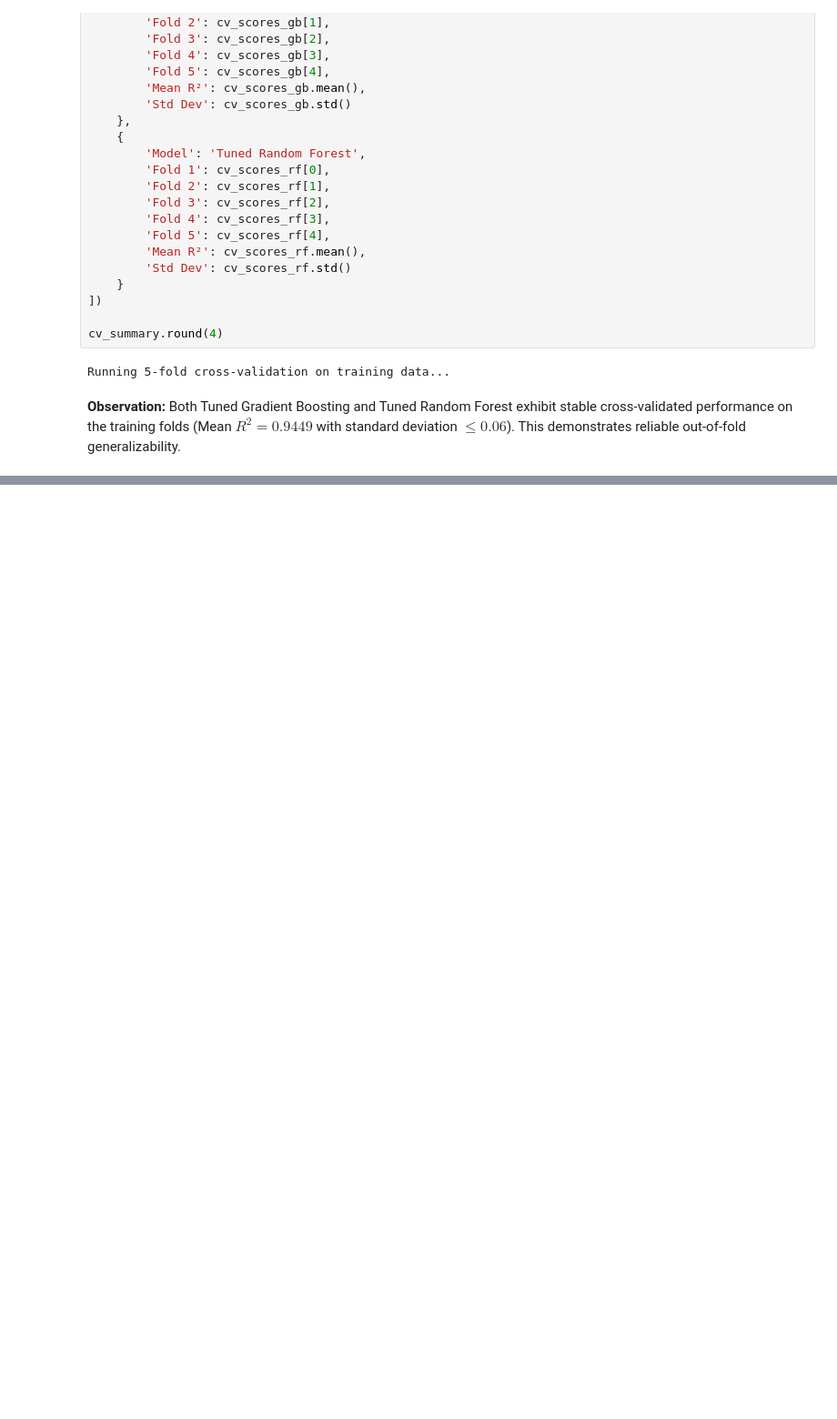
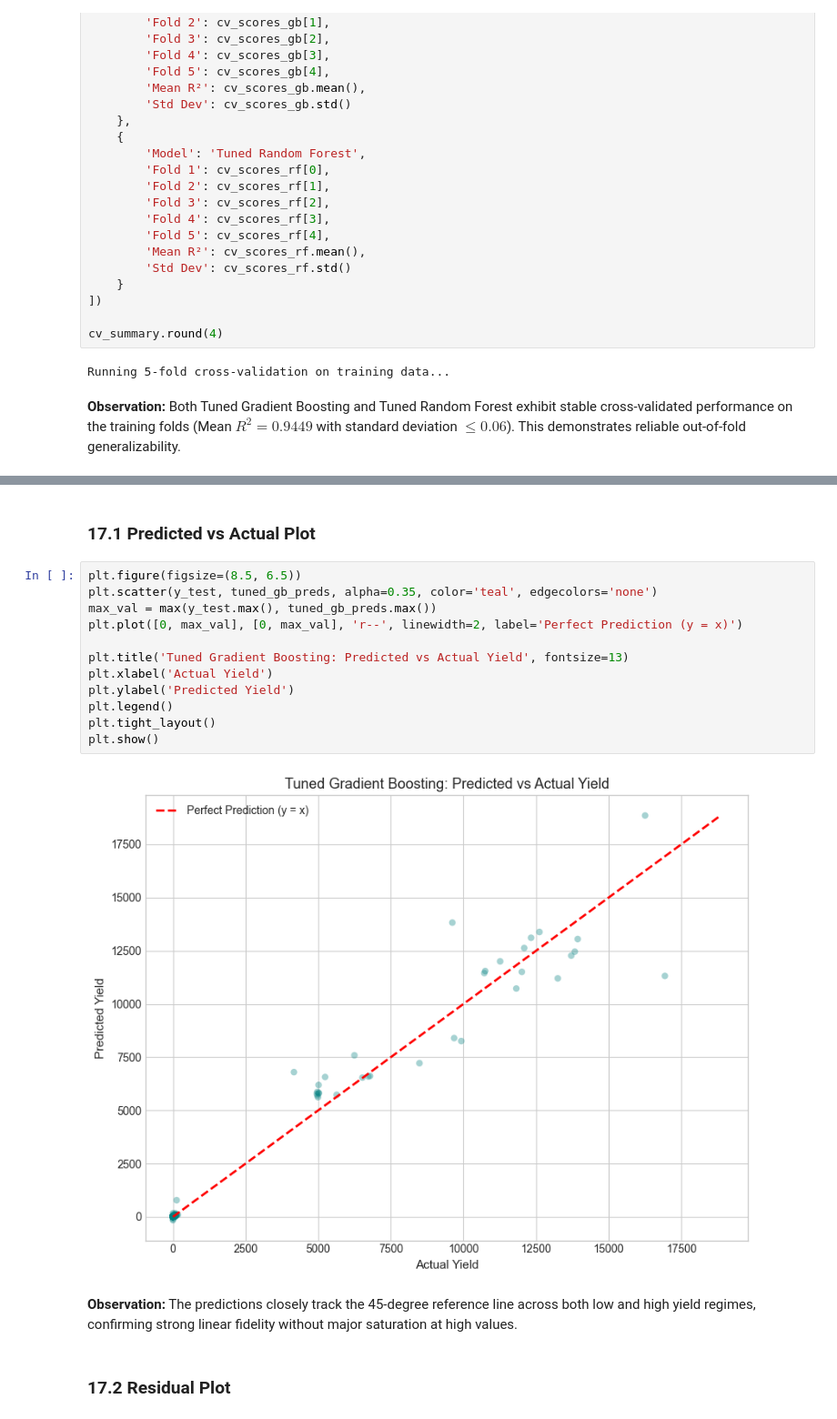
Before and after one commit to Subash-G-S/agri-predict, a Jupyter notebook: notebooks/regression.ipynb, the cells around one changed output, grey strips where cells are left out. Shown at 91% size. Cells and saved outputs as stored; diff of their text form; blank space fills up the shorter version.

Commit message:
feat(regression): add hyperparameter tuning for gradient boosting and random forest

```diff
--- a/notebooks/regression.ipynb
+++ b/notebooks/regression.ipynb
@@ -622,0 +629,20 @@ Running 5-fold cross-validation on training data...
+# %% [markdown]
+### 17.1 Predicted vs Actual Plot
+# %%
+plt.figure(figsize=(8.5, 6.5))
+plt.scatter(y_test, tuned_gb_preds, alpha=0.35, color='teal', edgecolors='none')
+max_val = max(y_test.max(), tuned_gb_preds.max())
+plt.plot([0, max_val], [0, max_val], 'r--', linewidth=2, label='Perfect Prediction (y = x)')
+
+plt.title('Tuned Gradient Boosting: Predicted vs Actual Yield', fontsize=13)
+plt.xlabel('Actual Yield')
+plt.ylabel('Predicted Yield')
+plt.legend()
+plt.tight_layout()
+plt.show()
+# %% [output]
+[figure, added]
+# %% [markdown]
+**Observation:** The predictions closely track the 45-degree reference line across both low and high yield regimes, confirming strong linear fidelity without major saturation at high values.
+# %% [markdown]
+### 17.2 Residual Plot
```
Also changed, not shown: parts of 1 cell of this notebook.
